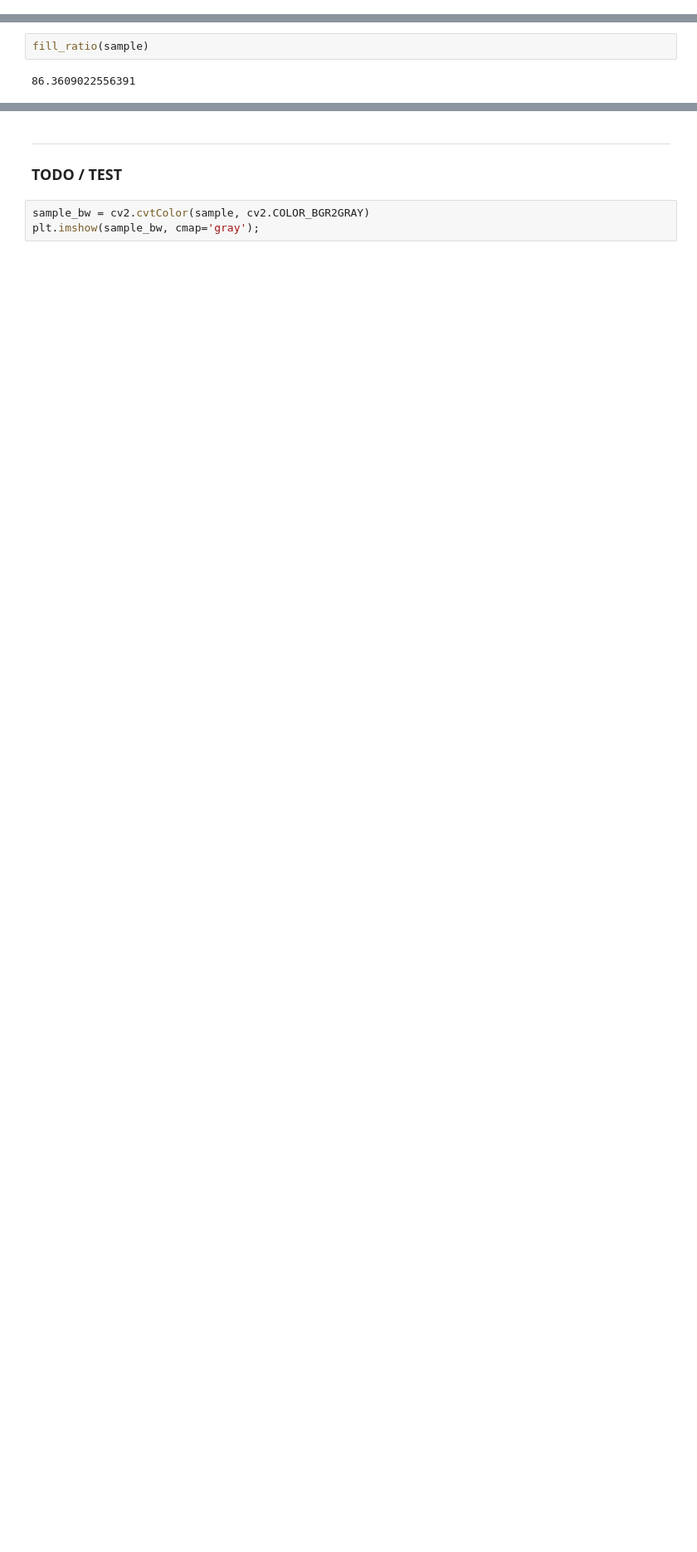
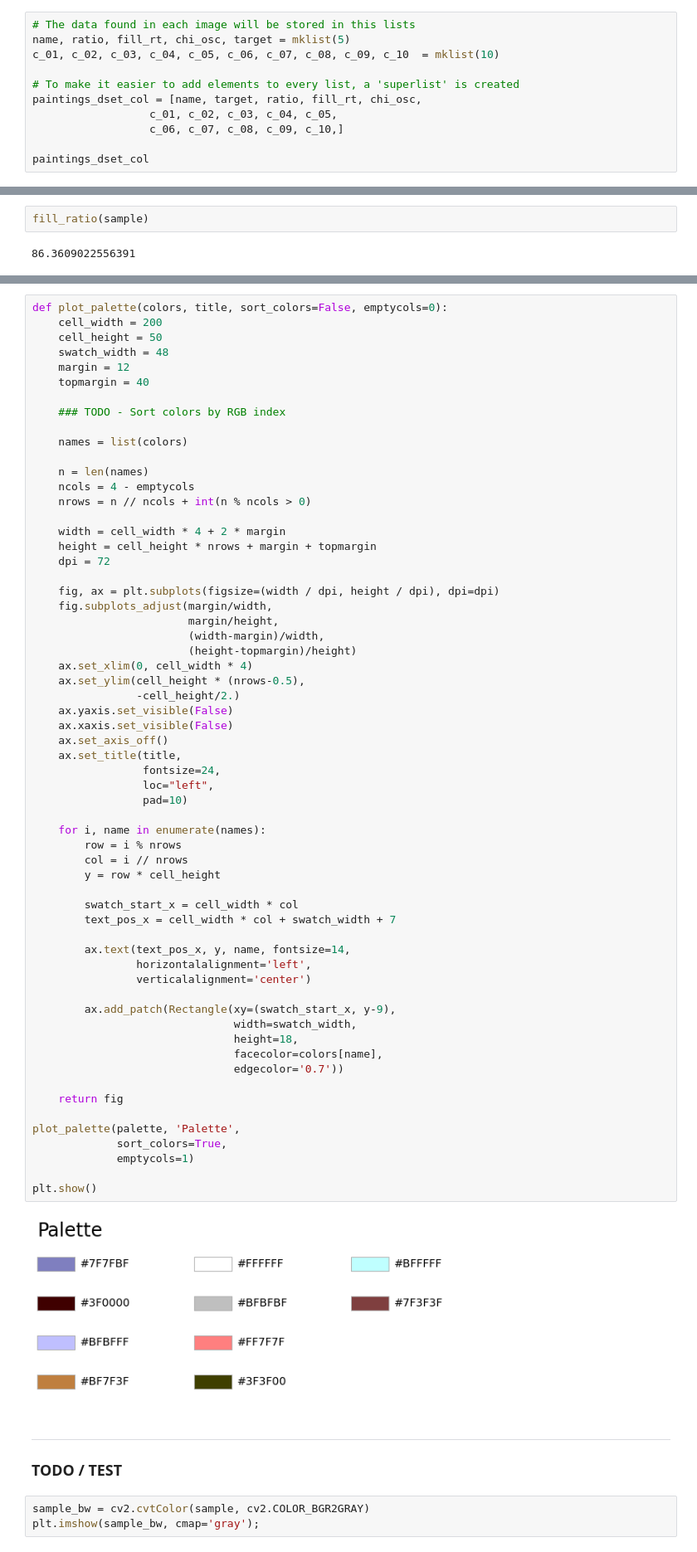
Before and after one commit to mabatalla/Academic-project-Is-this-Picasso, a Jupyter notebook: 01.- First approach.ipynb, the cells around one changed output, grey strips where cells are left out. Shown at 83% size. Drawn from its saved outputs; the diff is of its cells as text; blank space fills up the shorter version.

```diff
--- a/01.- First approach.ipynb
+++ b/01.- First approach.ipynb
@@ -202,0 +111,11 @@ plt.show()
+# %%
+# The data found in each image will be stored in this lists
+name, ratio, fill_rt, chi_osc, target = mklist(5)
+c_01, c_02, c_03, c_04, c_05, c_06, c_07, c_08, c_09, c_10  = mklist(10)
+
+# To make it easier to add elements to every list, a 'superlist' is created
+paintings_dset_col = [name, target, ratio, fill_rt, chi_osc,
+                  c_01, c_02, c_03, c_04, c_05,
+                  c_06, c_07, c_08, c_09, c_10,]
+
+paintings_dset_col
@@ -267,3 +229,66 @@ def claroscuro(image):
+# %%
+def plot_palette(colors, title, sort_colors=False, emptycols=0):
+    cell_width = 200
+    cell_height = 50
+    swatch_width = 48
+    margin = 12
+    topmargin = 40
+
+    ### TODO - Sort colors by RGB index
+
+    names = list(colors)
+
+    n = len(names)
+    ncols = 4 - emptycols
+    nrows = n // ncols + int(n % ncols > 0)
+
+    width = cell_width * 4 + 2 * margin
+    height = cell_height * nrows + margin + topmargin
+    dpi = 72
+
+    fig, ax = plt.subplots(figsize=(width / dpi, height / dpi), dpi=dpi)
+    fig.subplots_adjust(margin/width,
+                        margin/height,
+                        (width-margin)/width,
+                        (height-topmargin)/height)
+    ax.set_xlim(0, cell_width * 4)
+    ax.set_ylim(cell_height * (nrows-0.5),
+                -cell_height/2.)
+    ax.yaxis.set_visible(False)
+    ax.xaxis.set_visible(False)
+    ax.set_axis_off()
+    ax.set_title(title,
+                 fontsize=24,
+                 loc="left",
+                 pad=10)
+
+    for i, name in enumerate(names):
+        row = i % nrows
+        col = i // nrows
+        y = row * cell_height
+
+        swatch_start_x = cell_width * col
+        text_pos_x = cell_width * col + swatch_width + 7
+
+        ax.text(text_pos_x, y, name, fontsize=14,
+                horizontalalignment='left',
+                verticalalignment='center')
+
+        ax.add_patch(Rectangle(xy=(swatch_start_x, y-9),
+                               width=swatch_width,
+                               height=18,
+                               facecolor=colors[name],
+                               edgecolor='0.7'))
+
+    return fig
+
+plot_palette(palette, 'Palette',
+             sort_colors=True,
+             emptycols=1)
+
+plt.show()
+# %% [output]
+[figure, added]
 # %% [markdown]
 ___
 ### TODO / TEST
```
Also changed, not shown: parts of 18 cells of this notebook, 12 other files.
